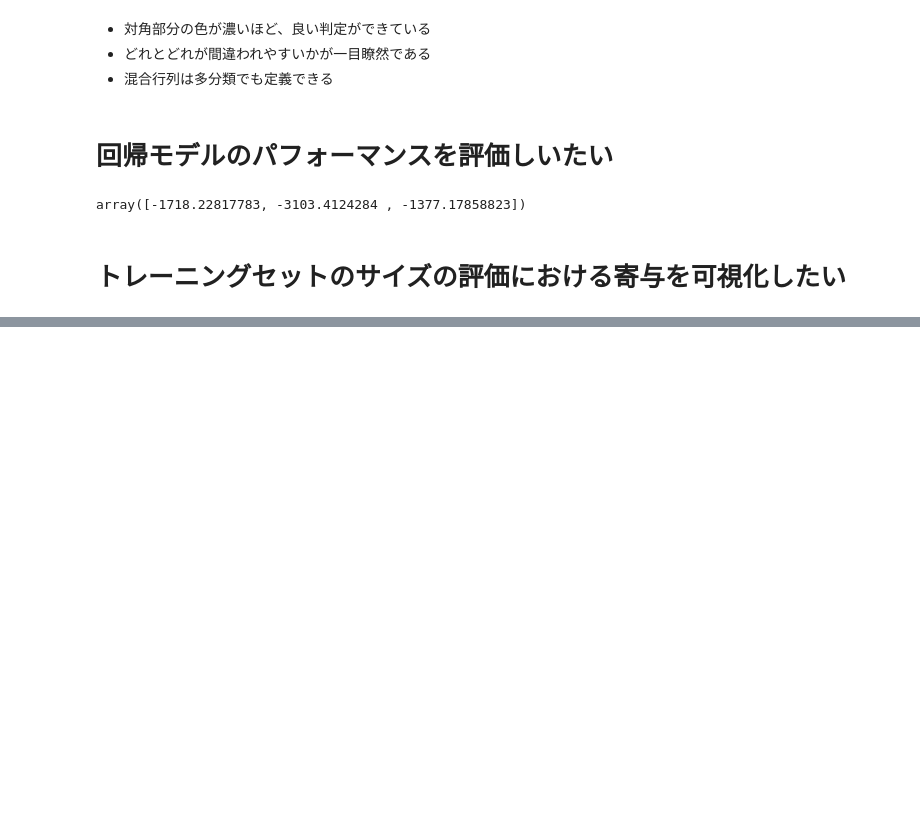
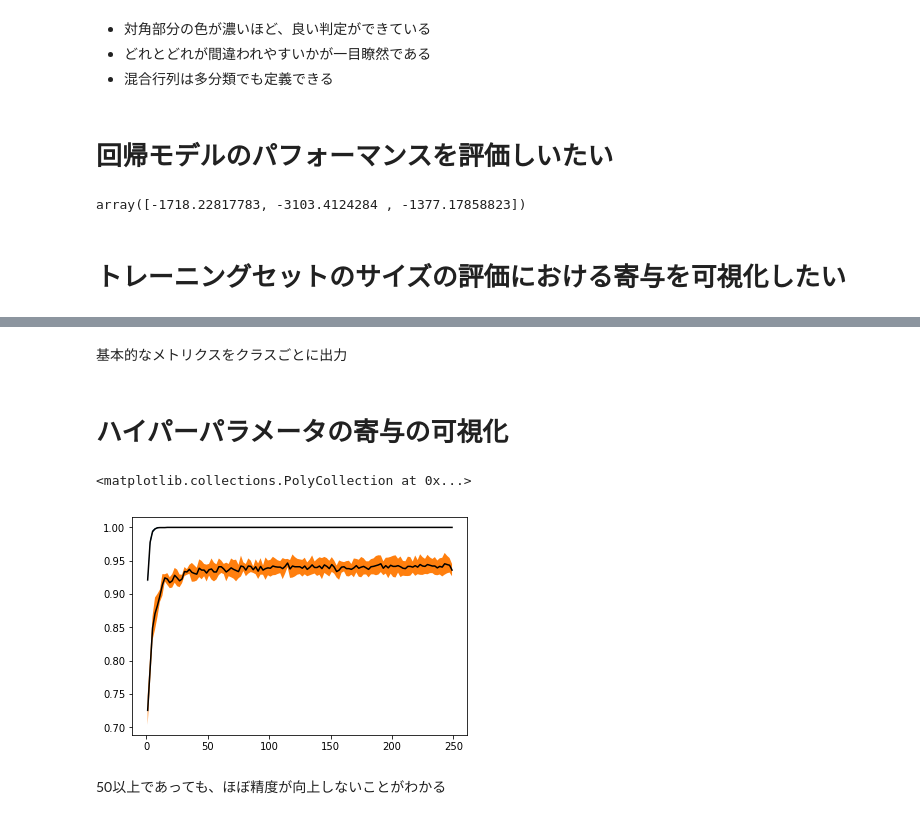
Before and after one commit to hiroaki8388/datascienceEdu, a Jupyter notebook: Chapter 11. Model Evaluation.ipynb, the cells around one changed output, grey strips where cells are left out. Drawn from its saved outputs; the diff is of its cells as text; code cells hidden in the pictures; blank space fills up the shorter version.

```diff
--- a/Chapter 11. Model Evaluation.ipynb
+++ b/Chapter 11. Model Evaluation.ipynb
@@ -219,0 +256,43 @@ plt.legend()
+# %% [markdown]
+基本的なメトリクスをクラスごとに出力
+# %% [markdown]
+# ハイパーパラメータの寄与の可視化
+# %%
+import matplotlib.pyplot as plt
+import numpy as np
+from sklearn.datasets import load_digits
+from sklearn.ensemble import RandomForestClassifier
+from sklearn.model_selection import  validation_curve
+
+digits=load_digits()
+
+features,target=disit.data,digits.target
+param_range=np.arange(1,250,2)
+
+# ハイパーパラメータを連続的に変更させた場合のmetrixの値の変化
+train_scores,test_scores=validation_curve(
+RandomForestClassifier(),
+features,
+target,
+param_name='n_estimators',
+param_range=param_range,
+cv=3,
+scoring='accuracy',
+)
+# %%
+train_mean=np.mean(train_scores,axis=1)
+test_mean=np.mean(test_scores,axis=1)
+
+train_std=np.std(train_scores,axis=1)
+test_std=np.std(test_scores,axis=1)
+
+plt.plot(param_range,train_mean,'k-')
+plt.plot(param_range,test_mean,'k-')
+
+plt.fill_between(param_range,train_mean-train_std,train_mean+train_std)
+plt.fill_between(param_range,test_mean-test_std,test_mean+test_std)
+# %% [output]
+<matplotlib.collections.PolyCollection at 0x...>
+[figure, added]
+# %% [markdown]
+50以上であっても、ほぼ精度が向上しないことがわかる
```
Also changed, not shown: parts of 3 cells of this notebook.
